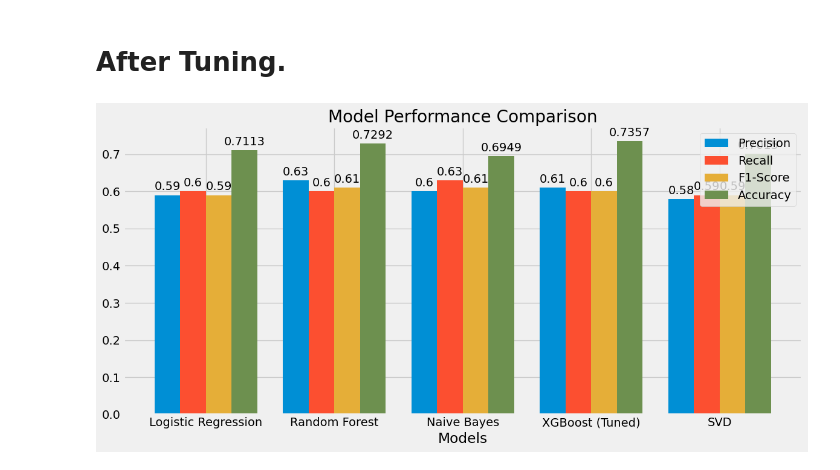
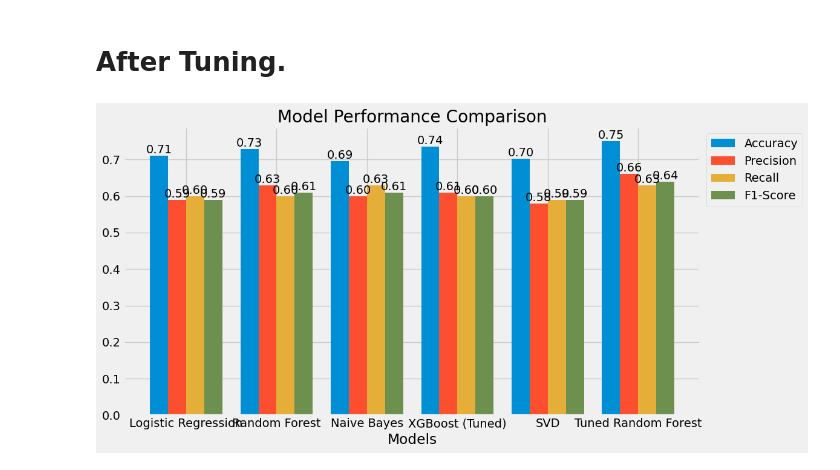
Before and after one commit to JEr1yAnalst/CAPSTONE-PROJECT-sentiment-analysis, a Jupyter notebook: notebook.ipynb, the cells around one changed output. Cells and saved outputs as stored; diff of their text form; code cells hidden in the pictures.

Commit message:
best model

```diff
--- a/notebook.ipynb
+++ b/notebook.ipynb
@@ -1744,38 +1893,50 @@ plt.show()
 # %%
 import matplotlib.pyplot as plt
 import numpy as np
 
 # Data for plotting
-models = ['Logistic Regression', 'Random Forest', 'Naive Bayes', 'XGBoost (Tuned)', 'SVD']
-accuracy = [0.7113, 0.7292, 0.6949, 0.7357, 0.7015]
-precision = [0.59, 0.63, 0.60, 0.61, 0.58]  # Macro average precision
-recall = [0.60, 0.60, 0.63, 0.60, 0.59]     # Macro average recall
-f1_score = [0.59, 0.61, 0.61, 0.60, 0.59]   # Macro average F1-score
+models = [
+    'Logistic Regression', 'Random Forest', 'Naive Bayes',
+    'XGBoost (Tuned)', 'SVD', 'Tuned Random Forest'
+]
+accuracy = [0.7113, 0.7292, 0.6949, 0.7357, 0.7015, 0.7504]
+precision = [0.59, 0.63, 0.60, 0.61, 0.58, 0.66]  # Macro avg precision
+recall = [0.60, 0.60, 0.63, 0.60, 0.59, 0.63]     # Macro avg recall
+f1_score = [0.59, 0.61, 0.61, 0.60, 0.59, 0.64]   # Macro avg F1-score
 
-x = np.arange(len(models))  # the label locations
-width = 0.2  # the width of the bars
+x = np.arange(len(models))  # label locations
+width = 0.2  # width of the bars
 
 # Plotting
 fig, ax = plt.subplots(figsize=(12, 6))
-rects1 = ax.bar(x - 1.5*width, precision, width, label='Precision')
-rects2 = ax.bar(x - 0.5*width, recall, width, label='Recall')
-rects3 = ax.bar(x + 0.5*width, f1_score, width, label='F1-Score')
-rects4 = ax.bar(x + 1.5*width, accuracy, width, label='Accuracy')
 
-# Add some text for labels, title, and custom x-axis tick labels, etc.
+# Create bars for each metric
+bars_acc = ax.bar(x + (-1.5) * width, accuracy, width, label='Accuracy')
+bars_prec = ax.bar(x + (-0.5) * width, precision, width, label='Precision')
+bars_recall = ax.bar(x + (0.5) * width, recall, width, label='Recall')
+bars_f1 = ax.bar(x + (1.5) * width, f1_score, width, label='F1-Score')
+
+# Add labels to each bar
+def add_labels(bars, values):
+    for bar, value in zip(bars, values):
+        height = bar.get_height()
+        ax.text(bar.get_x() + bar.get_width() / 2, height, f'{value:.2f}',
+                ha='center', va='bottom')
+
+add_labels(bars_acc, accuracy)
+add_labels(bars_prec, precision)
+add_labels(bars_recall, recall)
+add_labels(bars_f1, f1_score)
+
+# Add labels, title, and legend
 ax.set_xlabel('Models')
 ax.set_title('Model Performance Comparison')
 ax.set_xticks(x)
 ax.set_xticklabels(models)
-ax.legend()
+ax.legend(loc='upper left', bbox_to_anchor=(1, 1))
 
-ax.bar_label(rects1, padding=3)
-ax.bar_label(rects2, padding=3)
-ax.bar_label(rects3, padding=3)
-ax.bar_label(rects4, padding=3)
-
-fig.tight_layout()
-
+# Show the plot
+plt.tight_layout()
 plt.show()
 # %% [output]
-[figure, old version]
+[figure, new version]
```
Also changed, not shown: parts of 20 cells of this notebook, 5 other files.
